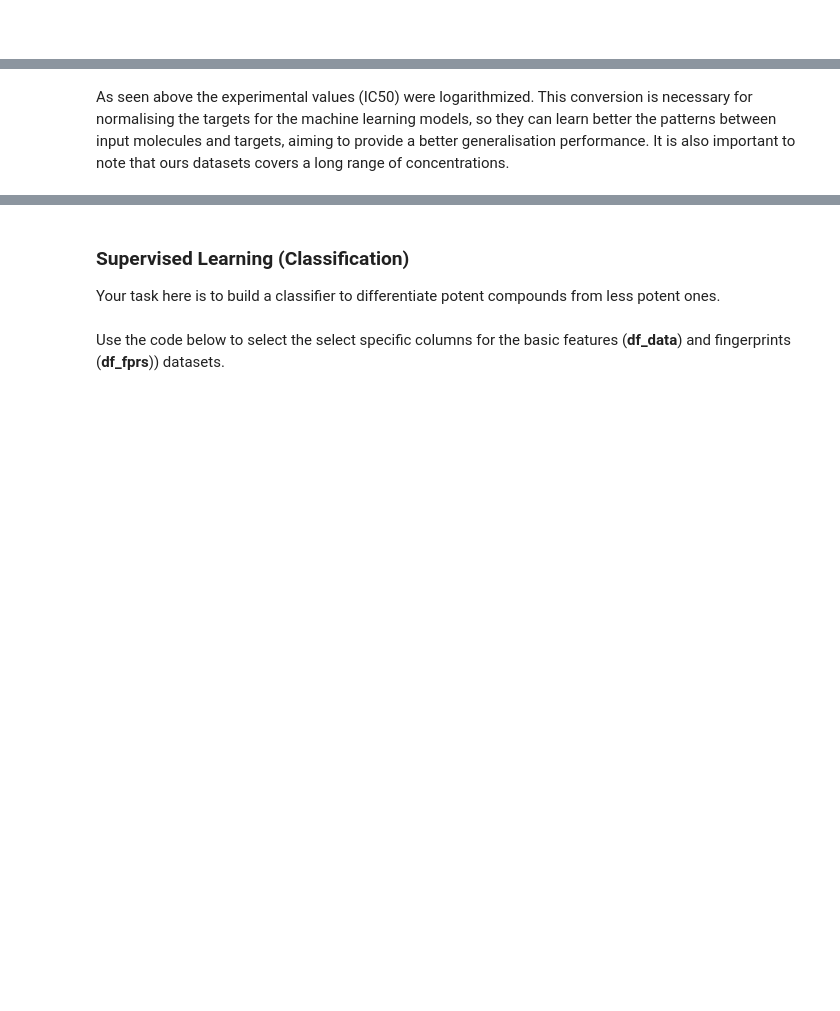
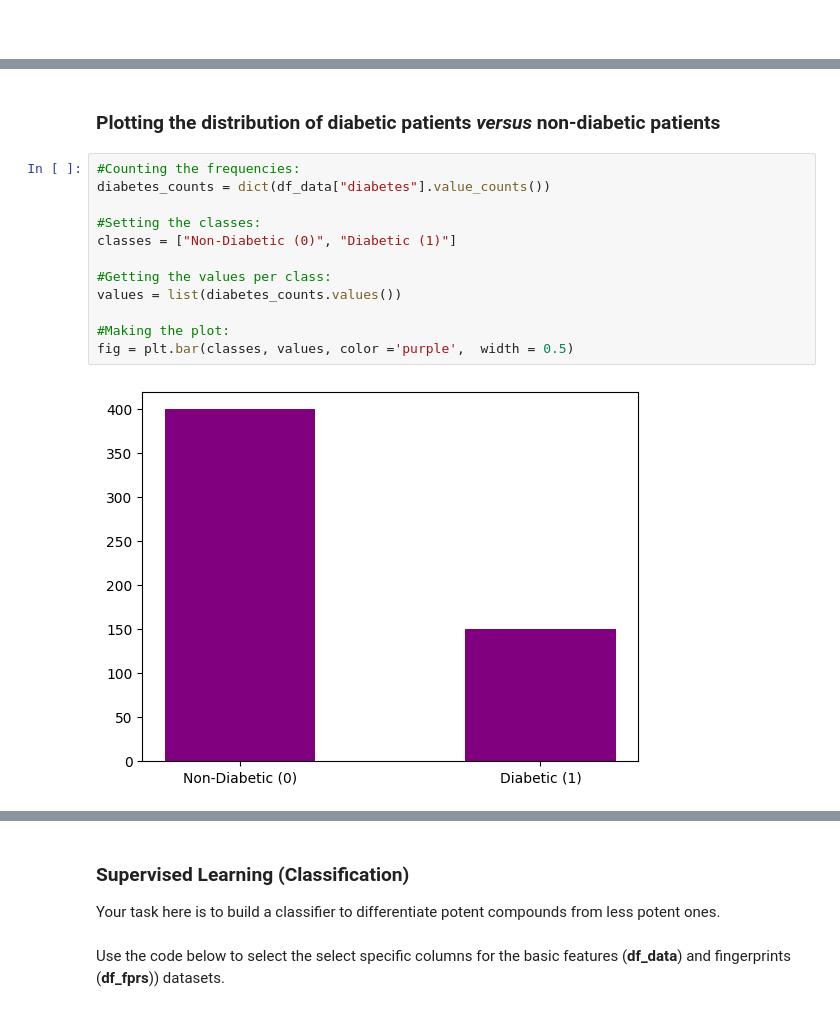
Before and after one commit to alexgcsa/ml_workshop_Oct2023, a Jupyter notebook: ml_lecture.ipynb, the cells around one changed output, grey strips where cells are left out. Saved outputs shown, nothing was run; the diff lists cells and outputs as text; blank space fills up the shorter version.

```diff
--- a/ml_lecture.ipynb
+++ b/ml_lecture.ipynb
@@ -145,3 +119,17 @@ fig.show(renderer="colab")
-# %% [markdown]
-As seen above the experimental values (IC50) were logarithmized. This conversion is necessary for normalising the targets for the machine learning models, so they can learn better the patterns between input molecules and targets, aiming to provide a better generalisation performance. It is also important to note that ours datasets covers a long range of concentrations.
+# %% [markdown]
+### Plotting the distribution of diabetic patients *versus* non-diabetic patients
+# %%
+#Counting the frequencies:
+diabetes_counts = dict(df_data["diabetes"].value_counts())
+
+#Setting the classes:
+classes = ["Non-Diabetic (0)", "Diabetic (1)"]
+
+#Getting the values per class:
+values = list(diabetes_counts.values())
+
+#Making the plot:
+fig = plt.bar(classes, values, color ='purple',  width = 0.5)
+# %% [output]
+[figure, added]
 # %%
```
Also changed, not shown: parts of 34 cells of this notebook, 5 other files.
